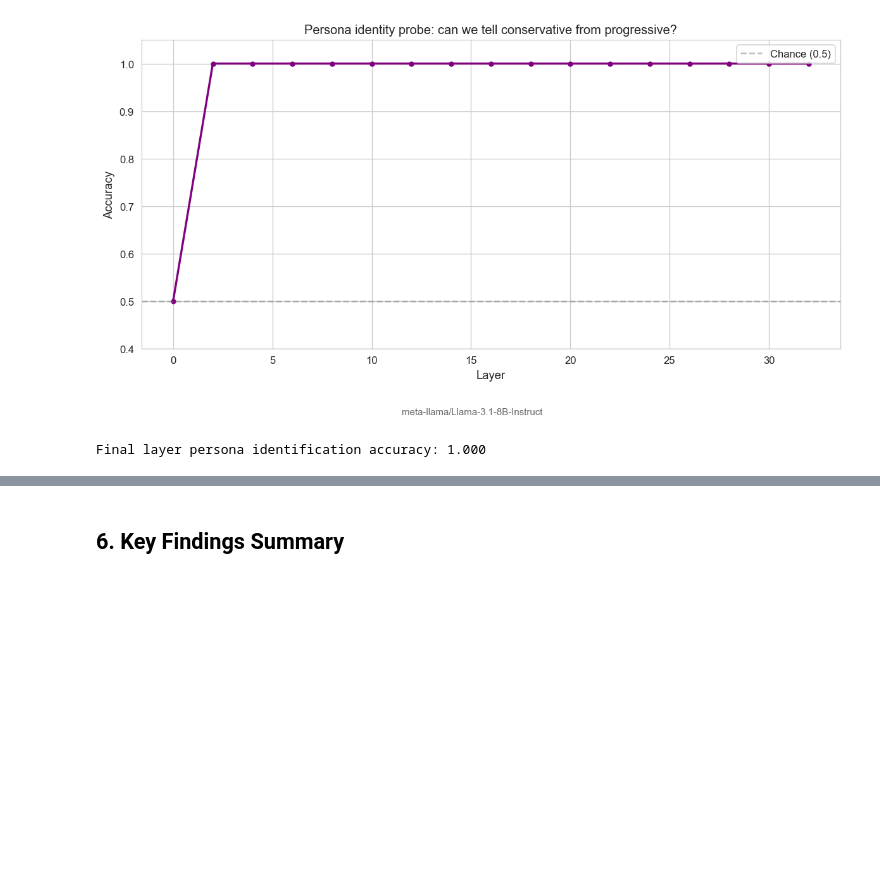
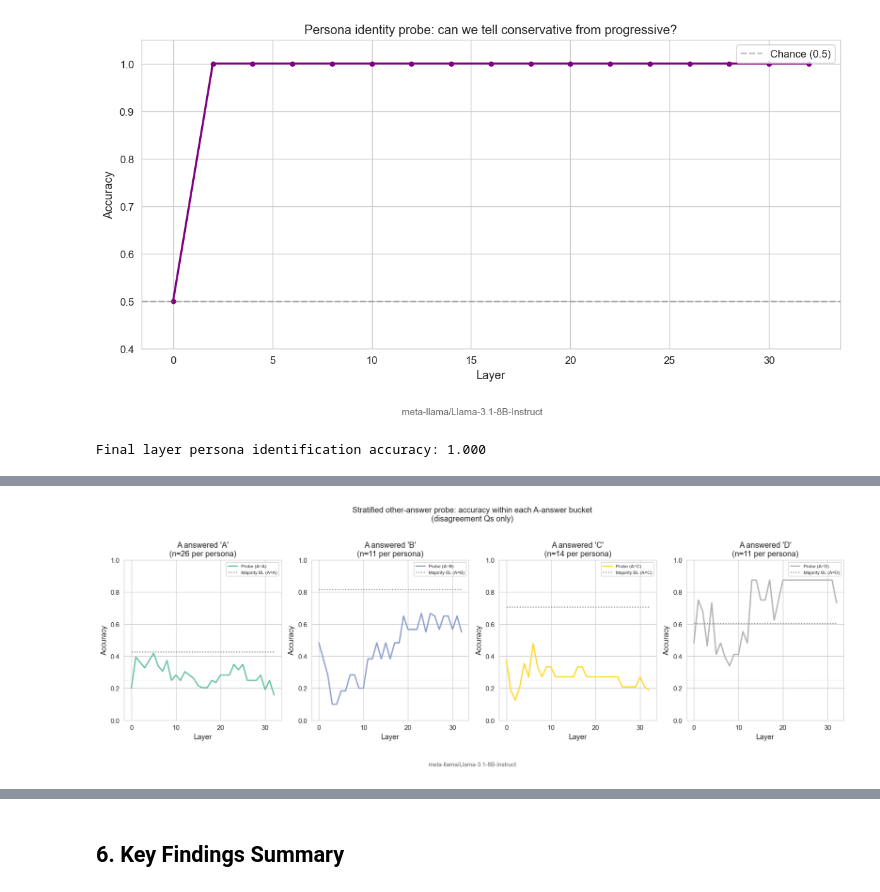
Before and after one commit to tristan-day-research/cross-persona-introspection, a Jupyter notebook: analysis/analyze_opposing_personas_probes_and_LL llama 8b.ipynb, the cells around one changed output, grey strips where cells are left out. Cells and saved outputs as stored; diff of their text form; code cells hidden in the pictures; blank space fills up the shorter version.

```diff
--- a/analysis/analyze_opposing_personas_probes_and_LL llama 8b.ipynb
+++ b/analysis/analyze_opposing_personas_probes_and_LL llama 8b.ipynb
@@ -1714,0 +2140,87 @@ Final layer persona identification accuracy: 1.000
+# %%
+# ── Plot: stratified probe accuracy by layer per A-answer bucket ──────
+a_answers = sorted(stratified_df["a_answer"].unique())
+n_buckets = len(a_answers)
+
+fig, axes = plt.subplots(1, min(n_buckets, 4), figsize=(4 * min(n_buckets, 4), 5),
+                          squeeze=False)
+axes = axes.flatten()
+
+colors_strat = plt.cm.Set2(np.linspace(0, 1, n_buckets))
+
+for i, a_letter in enumerate(a_answers[:4]):
+    ax = axes[i]
+    sub = stratified_df[stratified_df["a_answer"] == a_letter]
+    by_layer = sub.groupby("layer").agg(
+        acc_mean=("accuracy", "mean"),
+        bl_mean=("majority_baseline", "mean"),
+        n_total=("n_samples", "sum"),
+    ).reset_index()
+
+    ax.plot(by_layer["layer"], by_layer["acc_mean"], "-", linewidth=2,
+            color=colors_strat[i], label=f"Probe (A={a_letter})")
+    ax.plot(by_layer["layer"], by_layer["bl_mean"], ":", linewidth=1.5,
+            color="gray", label=f"Majority BL (A={a_letter})")
+    ax.axhline(0.25, color="lightgray", linestyle=":", alpha=0.5)
+    ax.set_xlabel("Layer")
+    ax.set_ylabel("Accuracy")
+    n_avg = int(by_layer["n_total"].iloc[0]) if len(by_layer) > 0 else 0
+    ax.set_title(f"A answered '{a_letter}'\n(n≈{n_avg} per persona)")
+    ax.legend(fontsize=7)
+    ax.set_ylim(0, 1)
+
+for j in range(i + 1, len(axes)):
+    axes[j].set_visible(False)
+
+fig.suptitle("Stratified other-answer probe: accuracy within each A-answer bucket\n"
+             "(disagreement Qs only)", fontsize=12, y=1.02)
+_model_footer(fig, MODEL_NAME, y=-0.06)
+plt.tight_layout()
+plt.show()
+
+# ── Summary bar chart at final layer ─────────────────────────────────────
+fig, ax = plt.subplots(figsize=(8, 5))
+final_strat = stratified_df[stratified_df["layer"] == N_LAYERS - 1]
+summary = final_strat.groupby("a_answer").agg(
+    acc=("accuracy", "mean"),
+    bl=("majority_baseline", "mean"),
+    n=("n_samples", "sum"),
+).reset_index()
+
+x = np.arange(len(summary))
+w = 0.35
+bars1 = ax.bar(x - w/2, summary["acc"], w, label="Probe accuracy", color="#e67e22", alpha=0.8)
+bars2 = ax.bar(x + w/2, summary["bl"], w, label="Majority baseline", color="#95a5a6", alpha=0.8)
+
+for bar, val in zip(bars1, summary["acc"]):
+    ax.text(bar.get_x() + bar.get_width()/2, bar.get_height() + 0.01,
+            f"{val:.2f}", ha="center", fontsize=9)
+for bar, val in zip(bars2, summary["bl"]):
+    ax.text(bar.get_x() + bar.get_width()/2, bar.get_height() + 0.01,
+            f"{val:.2f}", ha="center", fontsize=9)
+
+ax.set_xticks(x)
+ax.set_xticklabels([f"{r['a_answer']}\n(n={int(r['n'])})" for _, r in summary.iterrows()])
+ax.set_xlabel("A's answer (bucket)")
+ax.set_ylabel("Accuracy predicting B's answer")
+ax.set_title("Final layer: stratified other-answer probe vs majority baseline\n"
+             "(disagreement questions only)")
+ax.legend()
+ax.set_ylim(0, 1)
+_model_footer(fig, MODEL_NAME)
+plt.tight_layout()
+plt.show()
+
+# Interpretation
+above_bl = (summary["acc"] - summary["bl"]).mean()
+n_above = (summary["acc"] > summary["bl"] + 0.05).sum()
+print(f"\nMean probe − baseline across buckets: {above_bl:+.3f}")
+print(f"Buckets where probe > baseline + 5%: {n_above}/{len(summary)}")
+if n_above > len(summary) // 2:
+    print("→ Activations contain info about B's answer BEYOND A's own answer choice.")
+    print("  This rules out the 'A implies B' confound.")
+else:
+    print("→ Probe advantage within buckets is weak or absent.")
+    print("  The cross-answer probe may mostly exploit A→B answer correlations.")
+# %% [output]
+[figure, added]
```
Also changed, not shown: parts of 11 cells of this notebook, 2 other files.
